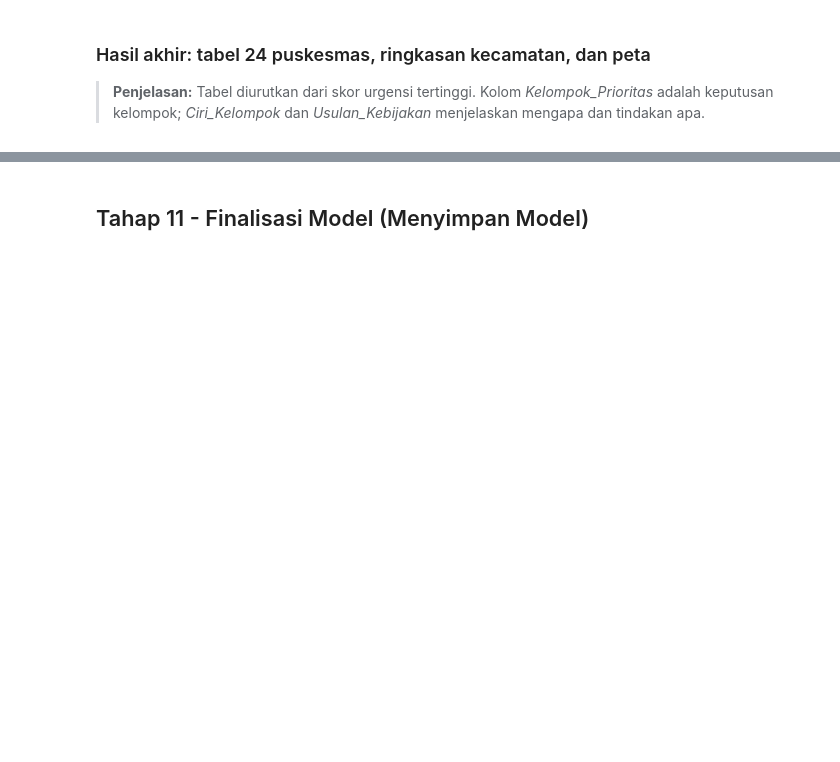
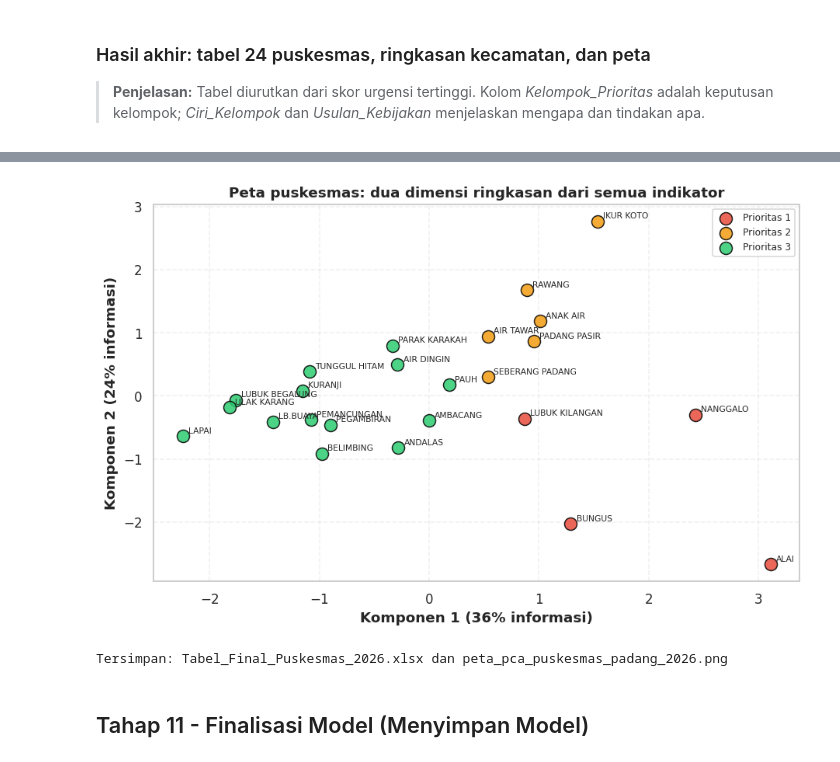
Before and after one commit to aqilahigenea/TB-ML, a Jupyter notebook: Kelompok_8_ML_Stunting.ipynb, the cells around one changed output, grey strips where cells are left out. Cells and saved outputs as stored; diff of their text form; code cells hidden in the pictures; blank space fills up the shorter version.

```diff
--- a/Kelompok_8_ML_Stunting.ipynb
+++ b/Kelompok_8_ML_Stunting.ipynb
@@ -504,8 +504,8 @@ print("Fungsi penamaan, profil, dan usulan siap.")
 Fungsi penamaan, profil, dan usulan siap.
 # %%
 # ==== SEL: MELATIH MODEL FINAL DAN MEMBUAT PROFIL ====
-kmeans_model = kmeans_init_ward(X_scaled, K)      # dilatih pada 2 indikator inti
-df_puskesmas['Cluster_ID'] = kmeans_model.labels_
+kmeans_model = KMeans(n_clusters=K, random_state=SEED, n_init=N_INIT)
+df_puskesmas['Cluster_ID'] = kmeans_model.fit_predict(X_scaled)
 
 cz = centroid_z(df_puskesmas, df_puskesmas['Cluster_ID'])
 peta_prioritas = beri_nama_prioritas(cz)
@@ -585,11 +617,10 @@ else:
 lab_final = df_puskesmas['Cluster_ID'].to_numpy()
 sil_final = silhouette_score(X_scaled, lab_final)
 
-def nilai_sil(v):   # Kaufman & Rousseeuw: >0,70 kuat | 0,51-0,70 cukup | 0,26-0,50 lemah | <=0,25 tidak ada struktur
-    return 'Kuat' if v > 0.7 else ('Cukup' if v >= 0.5 else ('Lemah' if v > 0.25 else 'Tidak ada struktur'))
+def nilai_sil(v):
+    return 'Kuat' if v >= 0.5 else ('Lemah' if v >= 0.25 else 'Tidak ada struktur')
 
 print("=== METRIK 1: SILHOUETTE MODEL FINAL ===")
 print(f"Silhouette = {sil_final:.3f} -> {nilai_sil(sil_final)}")
-print("Artinya: " + ("kelompok cukup terpisah pada dua indikator inti (beban kasus dan pertumbuhan mandek)." if sil_final >= 0.5 else
+print("Artinya: " + ("kelompok terpisah jelas." if sil_final >= 0.5 else
       "kelompok saling tumpang tindih. Wajar pada 24 puskesmas, tetapi hasil lebih tepat disebut pemeringkatan profil prioritas daripada kelompok alami yang tegas."))
-print("Catatan: skor dihitung pada 2 indikator inti, bukan 5. Tiga indikator lain dipakai untuk profil dan skor urgensi.")
@@ -623,7 +658,7 @@ def ambil_ulang(arr):
 hitung_sama = np.zeros(len(daftar_pusk))
 for _ in range(BOOTSTRAP):
     Xb = fitur_dari(ambil_ulang(arr_pusk))
-    hitung_sama += (kmeans_model.predict(scaler.transform(Xb[fitur_inti])) == lab_final)
+    hitung_sama += (kmeans_model.predict(scaler.transform(Xb)) == lab_final)
 
 df_puskesmas['Keyakinan_(%)'] = (hitung_sama / BOOTSTRAP * 100).round(1)
 df_puskesmas['Silhouette_Puskesmas'] = silhouette_samples(X_scaled, lab_final).round(3)
@@ -694,24 +794,28 @@ display(kec)
 # %%
-# ==== PETA KELOMPOK (2 INDIKATOR INTI) + EKSPOR ====
+# ==== PETA KELOMPOK (PCA) + EKSPOR ====
 warna = dict(zip(urutan_nama, ['#e74c3c', '#f39c12', '#2ecc71', '#3498db', '#9b59b6']))
+pc = PCA(n_components=2).fit(X_scaled); P = pc.transform(X_scaled)      # urutan baris sama dengan df_puskesmas
 
 plt.figure(figsize=(8.5, 5.5), dpi=110)
 for nama in urutan_nama:
     m = (df_puskesmas['Kelompok_Prioritas'] == nama).to_numpy()
-    plt.scatter(X_scaled[m, 0], X_scaled[m, 1], s=110, c=warna[nama], edgecolor='black', label=nama, alpha=0.85)
+    plt.scatter(P[m, 0], P[m, 1], s=110, c=warna[nama], edgecolor='black', label=nama, alpha=0.85)
 for i, p in enumerate(df_puskesmas['Puskesmas']):
-    plt.text(X_scaled[i, 0] + 0.04, X_scaled[i, 1] + 0.04, p, fontsize=7)
-plt.xlabel(f"{fitur_inti[0]} (z-score)", fontweight='bold')
-plt.ylabel(f"{fitur_inti[1]} (z-score)", fontweight='bold')
-plt.title(f'Peta puskesmas pada dua indikator pembentuk kelompok (Silhouette {sil_final:.3f})', fontweight='bold')
+    plt.text(P[i, 0] + 0.05, P[i, 1] + 0.05, p, fontsize=7)
+plt.xlabel(f"Komponen 1 ({pc.explained_variance_ratio_[0] * 100:.0f}% informasi)", fontweight='bold')
+plt.ylabel(f"Komponen 2 ({pc.explained_variance_ratio_[1] * 100:.0f}% informasi)", fontweight='bold')
+plt.title('Peta puskesmas: dua dimensi ringkasan dari semua indikator', fontweight='bold')
 plt.legend(fontsize=8); plt.grid(True, ls='--', alpha=0.3); plt.tight_layout()
 plt.savefig('peta_pca_puskesmas_padang_2026.png'); plt.show()
 
 with pd.ExcelWriter('Tabel_Final_Puskesmas_2026.xlsx') as w:
     tabel_akhir.merge(df_puskesmas[['Puskesmas', 'Ciri_Kelompok', 'Usulan_Kebijakan']], on='Puskesmas').to_excel(w, sheet_name='Puskesmas', index=False)
     kec.to_excel(w, sheet_name='Kecamatan', index=False)
     kartu.to_excel(w, sheet_name='Kartu_Skor', index=False)
 print("Tersimpan: Tabel_Final_Puskesmas_2026.xlsx dan peta_pca_puskesmas_padang_2026.png")
+# %% [output]
+[figure, added]
+Tersimpan: Tabel_Final_Puskesmas_2026.xlsx dan peta_pca_puskesmas_padang_2026.png
 # %% [markdown]
 ## Tahap 11 - Finalisasi Model (Menyimpan Model)
 # %%
```
Also changed, not shown: parts of 14 cells of this notebook, 9 other files.
